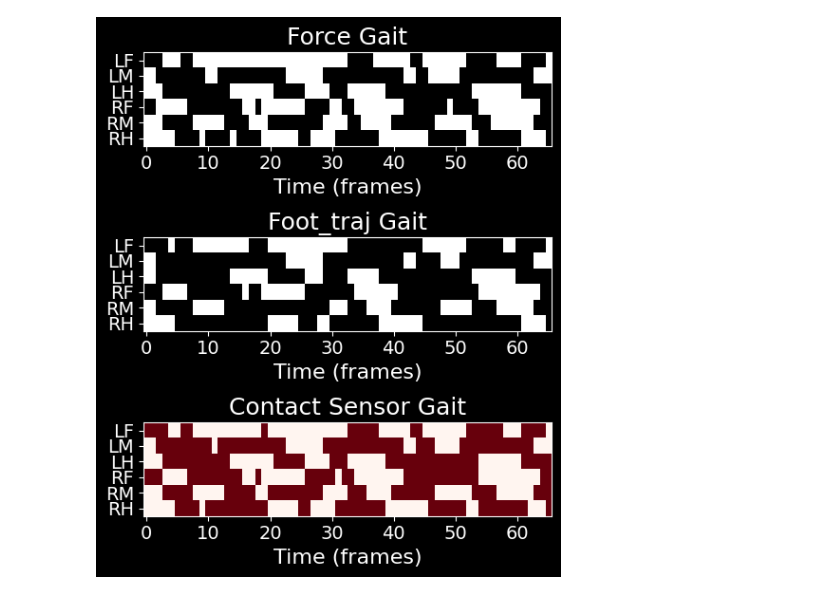
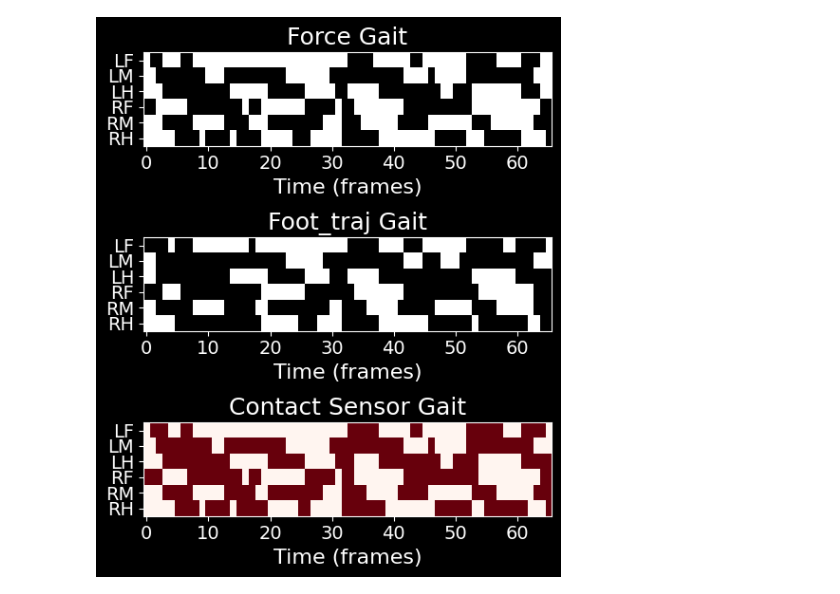
Before and after one commit to wangyuchen0217/airl-insect-walking, a Jupyter notebook: temp.ipynb, the cells around one changed output. Cells and saved outputs as stored; diff of their text form; code cells hidden in the pictures.

```diff
--- a/temp.ipynb
+++ b/temp.ipynb
@@ -10,14 +10,14 @@ data = pd.read_csv('experttemp.csv', header=[0], index_col=None)
 def plot_gait(expert, start, end):
     force_cols = ['force_FL', 'force_ML', 'force_HL', 'force_FR', 'force_MR', 'force_HR']
     foot_cols = ['FL_foot_traj_z', 'ML_foot_traj_z', 'HL_foot_traj_z', 'FR_foot_traj_z', 'MR_foot_traj_z', 'HR_foot_traj_z']
-    contact_cols = ['contact_FL', 'contact_ML', 'contact_HL', 'contact_FR', 'contact_MR', 'contact_HR']
+    contact_cols = ['contact_info_FL', 'contact_info_ML', 'contact_info_HL', 'contact_info_FR', 'contact_info_MR', 'contact_info_HR']
     leg_labels = ['LF', 'LM', 'LH', 'RF', 'RM', 'RH']
 
     def get_contact_byforce(data):
         """Compute binary contact states (1=stance, 0=swing)."""
         contact = np.zeros((len(data), len(force_cols)))
         for i, col in enumerate(force_cols):
-            contact[:, i] = (data[col].abs() > 0.26).astype(int)
+            contact[:, i] = (data[col].abs() > 0.27).astype(int)
         return contact[start:end]
 
     def get_contact_byfoot(data):
@@ -31,35 +31,35 @@ def plot_gait(expert, start, end):
     contact_expert_foot = get_contact_byfoot(expert)
     contact_expert_info = expert[contact_cols].to_numpy()[start:end]
 
 
     fig, axs = plt.subplots(3, 1, figsize=(5, 6), sharey=True)
     axs[0].imshow(contact_expert_force.T, aspect="auto", cmap="Greys", interpolation="nearest")
     axs[0].set_title("Force Gait", fontsize=18)
     axs[0].set_xlabel("Time (frames)", fontsize=16)
     axs[0].set_yticks(range(len(leg_labels)))
     axs[0].set_yticklabels(leg_labels, fontsize=14)
     axs[0].tick_params(axis='both', which='major', labelsize=14)
 
     axs[1].imshow(contact_expert_foot.T, aspect="auto", cmap="Greys", interpolation="nearest")
     axs[1].set_title("Foot_traj Gait", fontsize=18)
     axs[1].set_xlabel("Time (frames)", fontsize=16)
     axs[1].set_yticks(range(len(leg_labels)))
     axs[1].set_yticklabels(leg_labels, fontsize=14)
     axs[1].tick_params(axis='both', which='major', labelsize=14)
 
     axs[2].imshow(contact_expert_info.T, aspect="auto", cmap="Reds", interpolation="nearest")
     axs[2].set_title("Contact Sensor Gait", fontsize=18)
     axs[2].set_xlabel("Time (frames)", fontsize=16)
     axs[2].set_yticks(range(len(leg_labels)))
     axs[2].set_yticklabels(leg_labels, fontsize=14)
     axs[2].tick_params(axis='both', which='major', labelsize=14)
 
     plt.tight_layout(rect=[0, 0, 1, 1])
-    plt.savefig('gait')
+    plt.show()
 
 plot_gait(data, 0, len(data))
 # %% [output]
-[figure, old version]
+[figure, new version]
 # %%
 def plot_6_legs(expert, variable_name, start, end, title):
     fig, axs = plt.subplots(6, 1, figsize=(6, 8))
```
Also changed, not shown: parts of 2 cells of this notebook, 2 other files.
